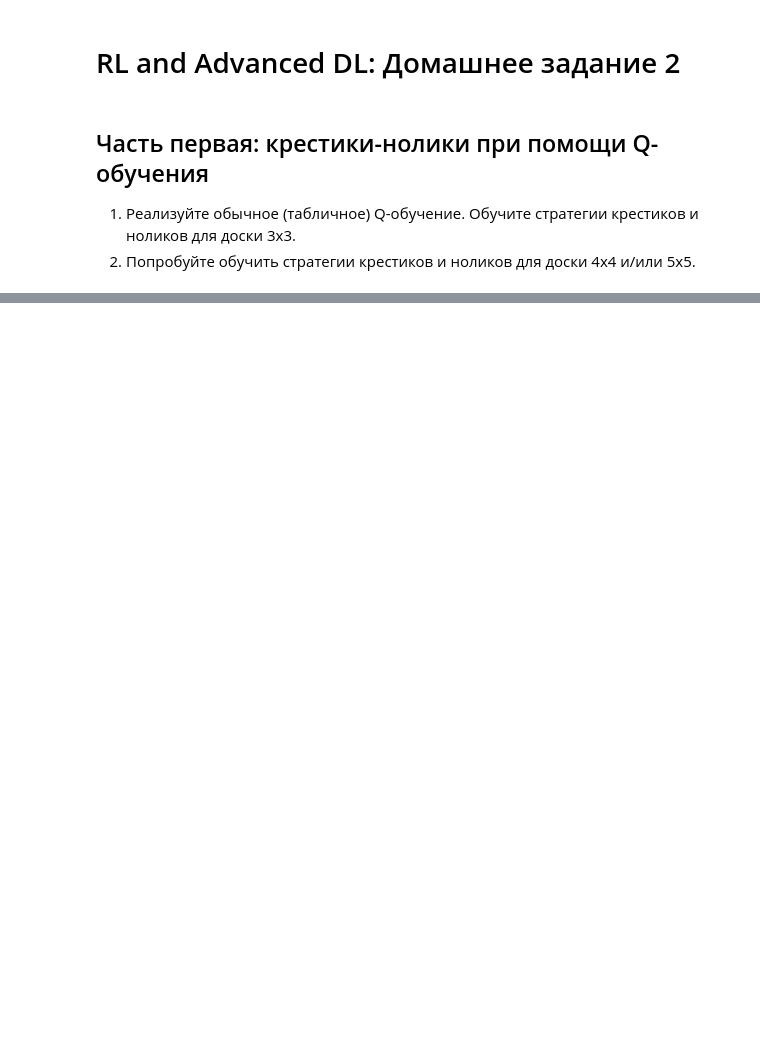
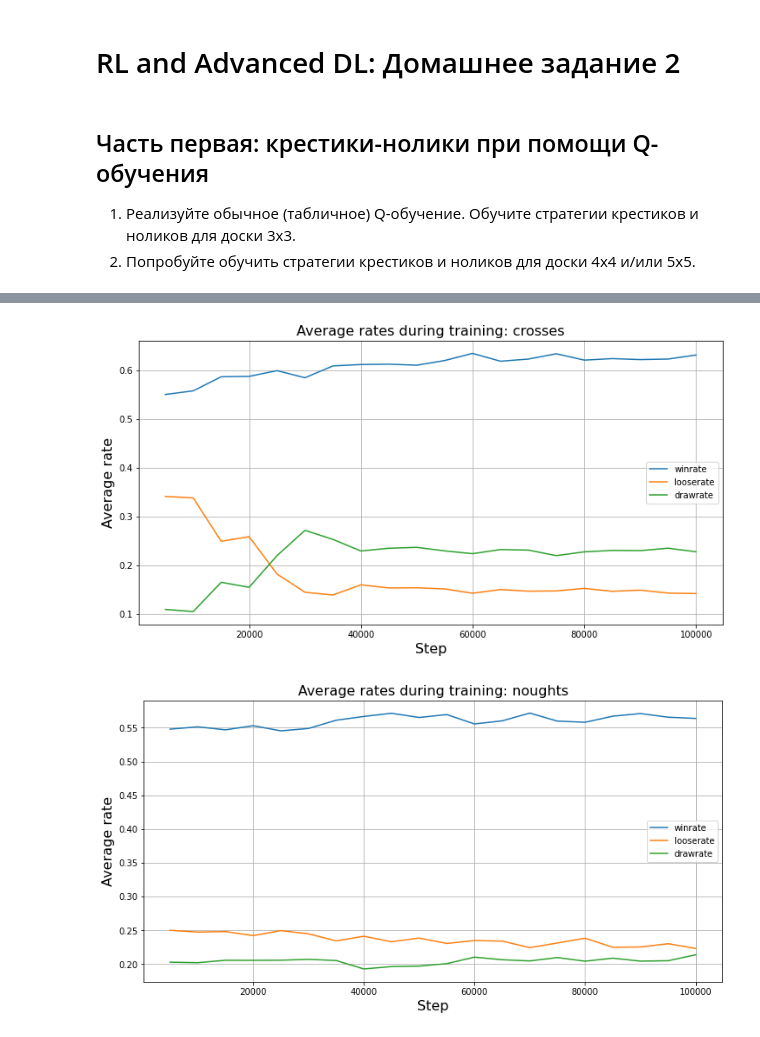
Before and after one commit to GimmeDanger/made-rl-adv-2020, a Jupyter notebook: hw/2_tic_tac_toe/experiments.ipynb, the cells around one changed output, grey strips where cells are left out. Saved outputs shown, nothing was run; the diff lists cells and outputs as text; code cells hidden in the pictures; blank space fills up the shorter version.

```diff
--- a/hw/2_tic_tac_toe/experiments.ipynb
+++ b/hw/2_tic_tac_toe/experiments.ipynb
@@ -313,0 +337,12 @@ plot_history(hist, player='noughts')
+# %%
+hist = q_learning(
+    TicTacToe(n_rows=4, n_cols=4, n_win=4),
+    pi_crosses=EpsGreedyPolicy(turn=CROSSES_TURN),
+    pi_noughts=EpsGreedyPolicy(turn=NOUGHTS_TURN),
+    episodes=100000
+)
+plot_history(hist, player='crosses')
+plot_history(hist, player='noughts')
+# %% [output]
+[figure, added]
+[figure, added]
```
Also changed, not shown: parts of 23 cells of this notebook.
